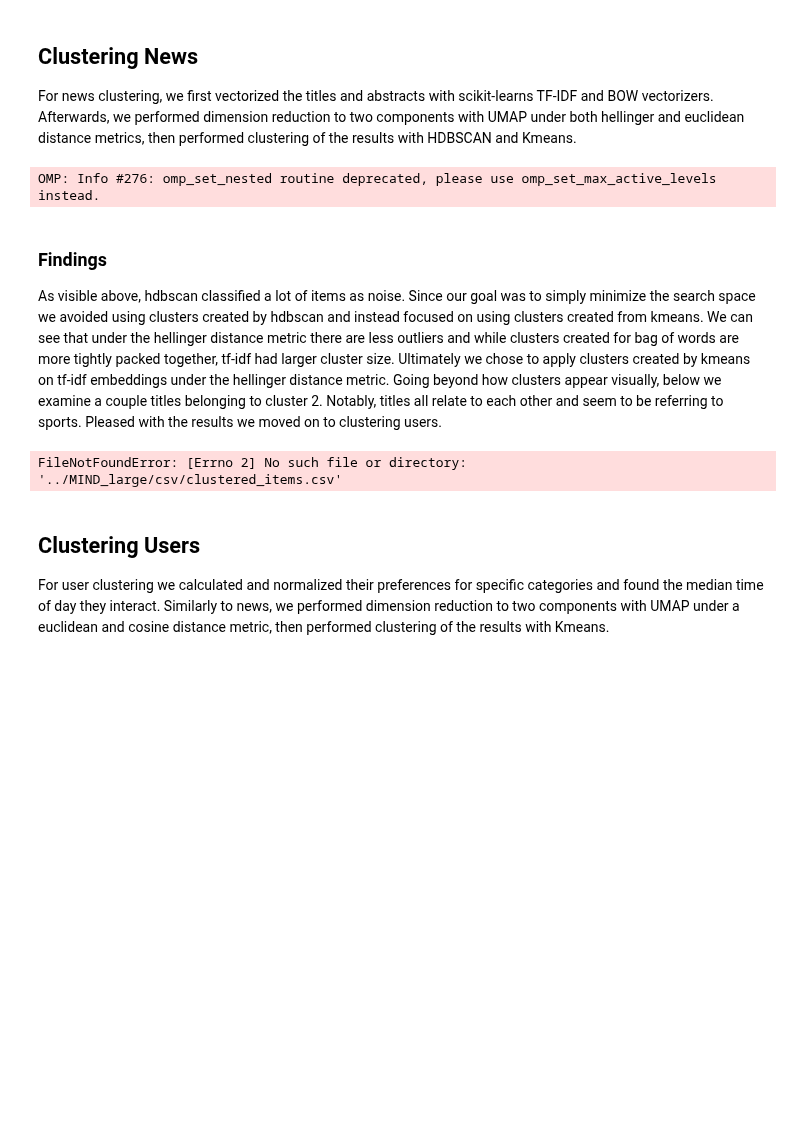
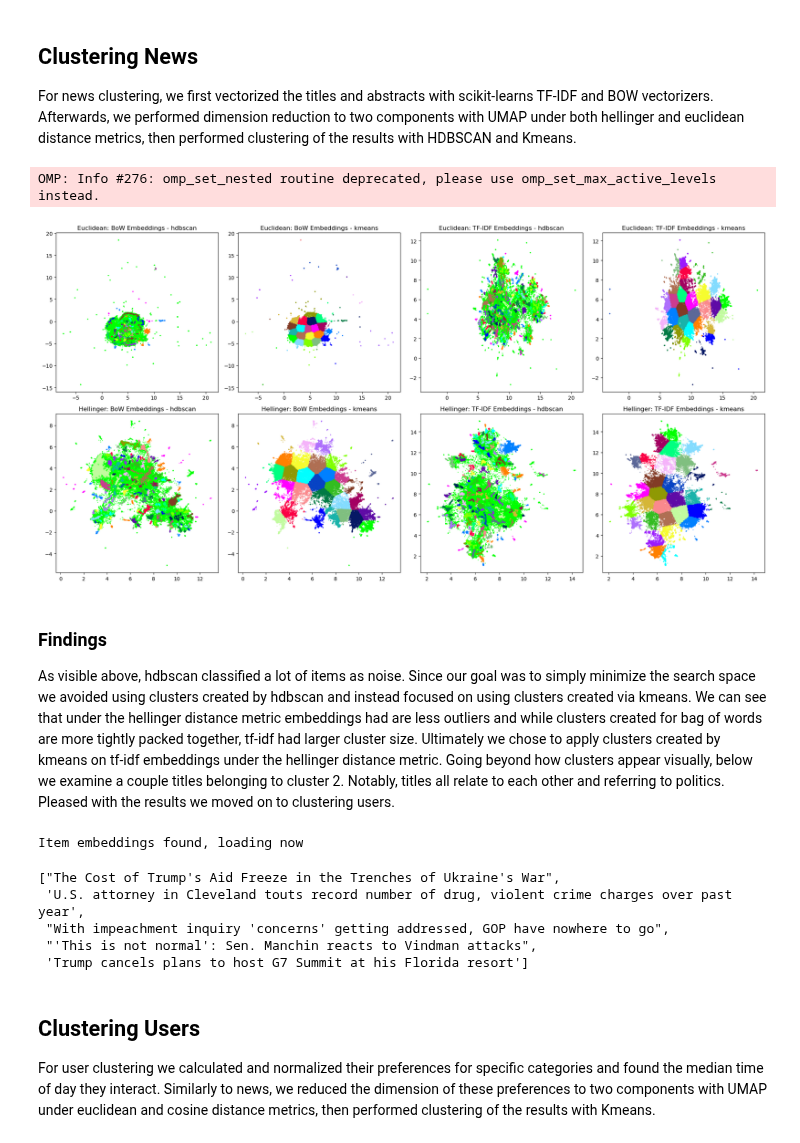
Before and after one commit to nicholas-rf/RecommenderProject, a Jupyter notebook: ExploratoryAnalysis/clustering_report.ipynb, the cells around one changed output. Saved outputs shown, nothing was run; the diff lists cells and outputs as text; code cells hidden in the pictures; blank space fills up the shorter version.

Commit message:
Updated clustering report to be more reflective of clustering module changes

```diff
--- a/ExploratoryAnalysis/clustering_report.ipynb
+++ b/ExploratoryAnalysis/clustering_report.ipynb
@@ -8,14 +8,21 @@ import clustering_modules as cm
 ## Clustering News
 For news clustering, we first vectorized the titles and abstracts with scikit-learns TF-IDF and BOW vectorizers. Afterwards, we performed dimension reduction to two components with UMAP under both hellinger and euclidean distance metrics, then performed clustering of the results with HDBSCAN and Kmeans.
 # %%
-cm.item_cluster()
+cm.item_cluster_exploration()
 # %% [output]
 OMP: Info #276: omp_set_nested routine deprecated, please use omp_set_max_active_levels instead.
+[figure, added]
 # %% [markdown]
 ### Findings
-As visible above, hdbscan classified a lot of items as noise. Since our goal was to simply minimize the search space we avoided using clusters created by hdbscan and instead focused on using clusters created from kmeans. We can see that under the hellinger distance metric there are less outliers and while clusters created for bag of words are more tightly packed together, tf-idf had larger cluster size. Ultimately we chose to apply clusters created by kmeans on tf-idf embeddings under the hellinger distance metric. Going beyond how clusters appear visually, below we examine a couple titles belonging to cluster 2. Notably, titles all relate to each other and seem to be referring to sports. Pleased with the results we moved on to clustering users.
+As visible above, hdbscan classified a lot of items as noise. Since our goal was to simply minimize the search space we avoided using clusters created by hdbscan and instead focused on using clusters created via kmeans. We can see that under the hellinger distance metric embeddings had are less outliers and while clusters created for bag of words are more tightly packed together, tf-idf had larger cluster size. Ultimately we chose to apply clusters created by kmeans on tf-idf embeddings under the hellinger distance metric. Going beyond how clusters appear visually, below we examine a couple titles belonging to cluster 2. Notably, titles all relate to each other and referring to politics. Pleased with the results we moved on to clustering users.
 # %%
-news_text = pd.read_csv('../MIND_large/csv/clustered_items.csv')
-news_text[news_text['labels'] == 2]['title'].head().to_list()
+news_features = pd.read_csv('../MIND_large/csv/item_features.csv')
+news_features = cm.item_cluster(news_features, 30)
+news_features[news_features['cluster'] == 3]['title'].head().to_list()
 # %% [output]
-FileNotFoundError: [Errno 2] No such file or directory: '../MIND_large/csv/clustered_items.csv'
+Item embeddings found, loading now
+["The Cost of Trump's Aid Freeze in the Trenches of Ukraine's War",
+ 'U.S. attorney in Cleveland touts record number of drug, violent crime charges over past year',
+ "With impeachment inquiry 'concerns' getting addressed, GOP have nowhere to go",
+ "'This is not normal': Sen. Manchin reacts to Vindman attacks",
+ 'Trump cancels plans to host G7 Summit at his Florida resort']
@@ -24,3 +32,3 @@ news_text.to_csv('../MIND_large/csv/news_cluster_labels.csv')
 # %% [markdown]
 ## Clustering Users
-For user clustering we calculated and normalized their preferences for specific categories and found the median time of day they interact. Similarly to news, we performed dimension reduction to two components with UMAP under a euclidean and cosine distance metric, then performed clustering of the results with Kmeans.
+For user clustering we calculated and normalized their preferences for specific categories and found the median time of day they interact. Similarly to news, we reduced the dimension of these preferences to two components with UMAP under euclidean and cosine distance metrics, then performed clustering of the results with Kmeans.
```
Also changed, not shown: parts of 21 cells of this notebook.
